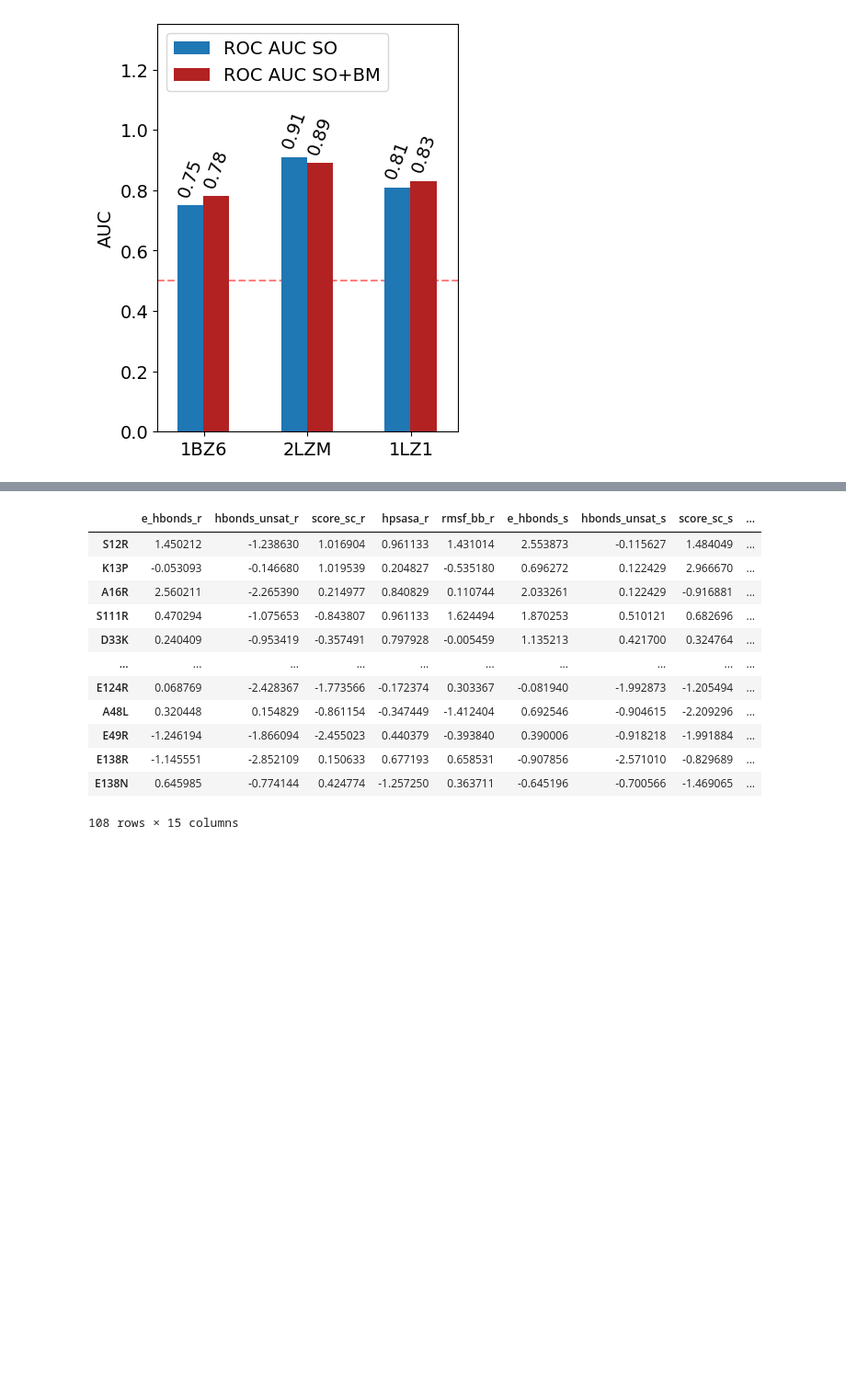
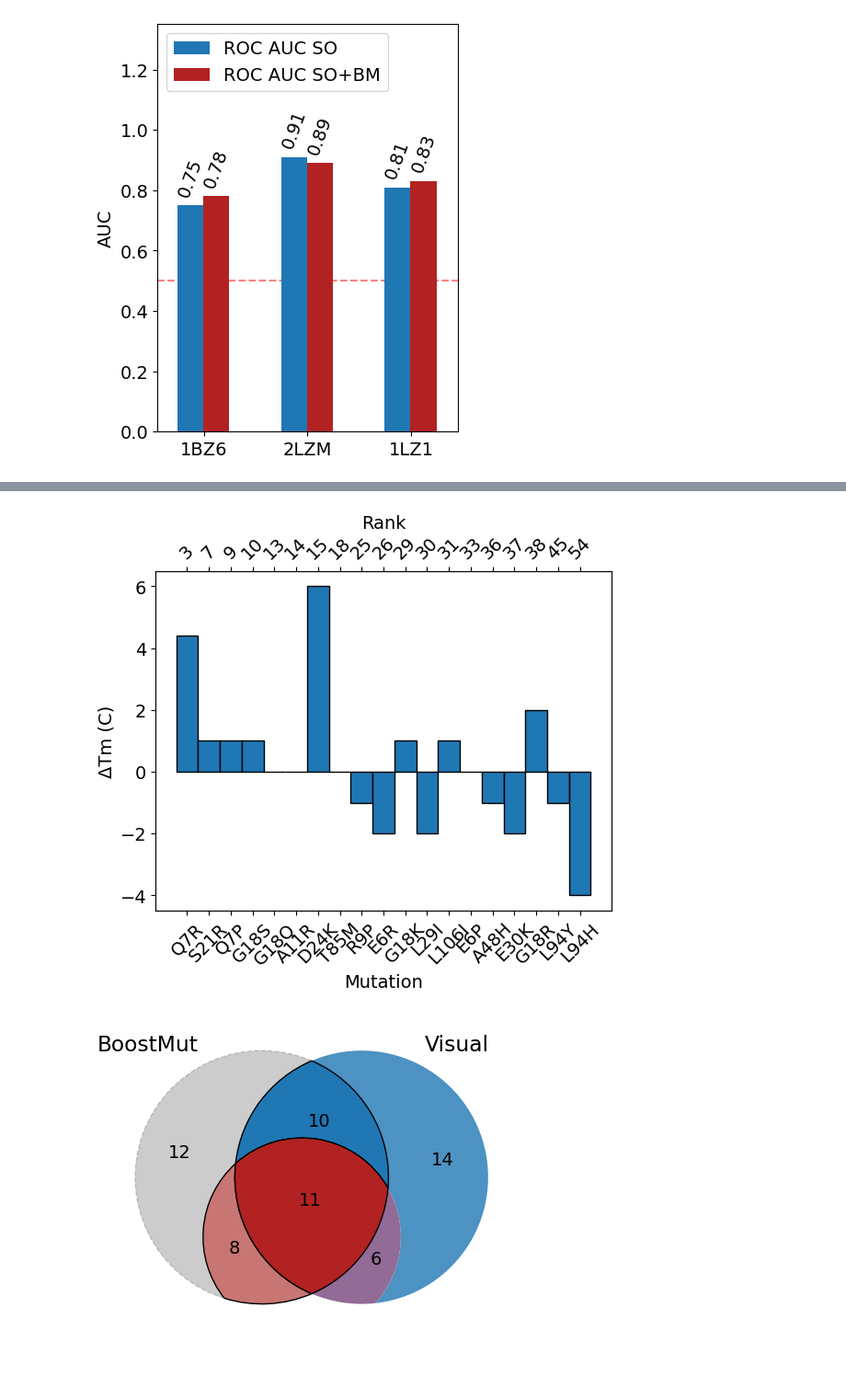
Before and after one commit to kt-korbeld/BoostMut, a Jupyter notebook: fig_data/BoostMut-figures.ipynb, the cells around one changed output, grey strips where cells are left out. Shown at 92% size. Saved outputs shown, nothing was run; the diff lists cells and outputs as text; code cells hidden in the pictures; blank space fills up the shorter version.

```diff
--- a/fig_data/BoostMut-figures.ipynb
+++ b/fig_data/BoostMut-figures.ipynb
@@ -515,16 +260,27 @@ len(leh_data)+len(adh_data)+len(hmfo_data)+len(t1bz6_data)+len(t2lzm_data)+len(t
-# %%
-leh_data
-# %% [output]
-|  | e_hbonds_r | hbonds_unsat_r | score_sc_r | hpsasa_r | rmsf_bb_r | e_hbonds_s | hbonds_unsat_s | score_sc_s | ... |
-| S12R | 1.450212 | -1.238630 | 1.016904 | 0.961133 | 1.431014 | 2.553873 | -0.115627 | 1.484049 | ... |
-| K13P | -0.053093 | -0.146680 | 1.019539 | 0.204827 | -0.535180 | 0.696272 | 0.122429 | 2.966670 | ... |
-| A16R | 2.560211 | -2.265390 | 0.214977 | 0.840829 | 0.110744 | 2.033261 | 0.122429 | -0.916881 | ... |
-| S111R | 0.470294 | -1.075653 | -0.843807 | 0.961133 | 1.624494 | 1.870253 | 0.510121 | 0.682696 | ... |
-| D33K | 0.240409 | -0.953419 | -0.357491 | 0.797928 | -0.005459 | 1.135213 | 0.421700 | 0.324764 | ... |
-| ... | ... | ... | ... | ... | ... | ... | ... | ... | ... |
-| E124R | 0.068769 | -2.428367 | -1.773566 | -0.172374 | 0.303367 | -0.081940 | -1.992873 | -1.205494 | ... |
-| A48L | 0.320448 | 0.154829 | -0.861154 | -0.347449 | -1.412404 | 0.692546 | -0.904615 | -2.209296 | ... |
-| E49R | -1.246194 | -1.866094 | -2.455023 | 0.440379 | -0.393840 | 0.390006 | -0.918218 | -1.991884 | ... |
-| E138R | -1.145551 | -2.852109 | 0.150633 | 0.677193 | 0.658531 | -0.907856 | -2.571010 | -0.829689 | ... |
-| E138N | 0.645985 | -0.774144 | 0.424774 | -1.257250 | 0.363711 | -0.645196 | -0.700566 | -1.469065 | ... |
-108 rows × 15 columns
+# %%
+# figure 6
+
+# load in data
+leh_data = pd.read_csv('./data/leh_data.csv', index_col=0)
+leh_data_newmuts = pd.read_csv('./data/leh_data_newmuts.csv', index_col=0)
+
+# plot the barplot with ranked mutations
+plot_new_tms(leh_data_newmuts, name_out='./figures/fig_5-leh-ranking-newmuts.png')
+
+# the blue section within the BoostMut selected mutations has been edited in afterwards
+leh_notstab_new= leh_data_newmuts[leh_data_newmuts.dTm <= 0].index
+leh_stab_new = leh_data_newmuts[leh_data_newmuts.dTm > 0].index
+plot_venn(leh_data, name_out='./figures/fig_5-leh-venn-newmuts.png', add_stab=leh_stab_new, updated=True)
+
+# define the secondary structure for LEH
+leh_secstr = 'LLLLLLLLLLLLLLLLLHHHHHHHHHHHHHHLLLHHHHHHL'\
+             'SSSLLLSSSLLLLLLSLHHHHHHHHHHHHHLLLSSSSSSSSS'\
+             'SSSLLSSSSSSSSSSSSLLLSSSSSSSSSSSSSSSLLSSSSSSSSLLHHHHHHHHLLLLLL'
+
+# generate plot with distribution of mutations over sequence
+res_leh_stab_old = [int(i[1:-1]) for i in leh_data[leh_data.stabilizing].index]
+res_leh_stab_new = [int(i[1:-1]) for i in leh_stab_new]
+plot_mut_distribution(5, leh_secstr, res_leh_stab_old, res_leh_stab_new, name_out='./figures/fig_5-leh-dist-newmuts.png')
+# %% [output]
+[figure, added]
+[figure, added]
```
Also changed, not shown: parts of 20 cells of this notebook, 40 other files.
